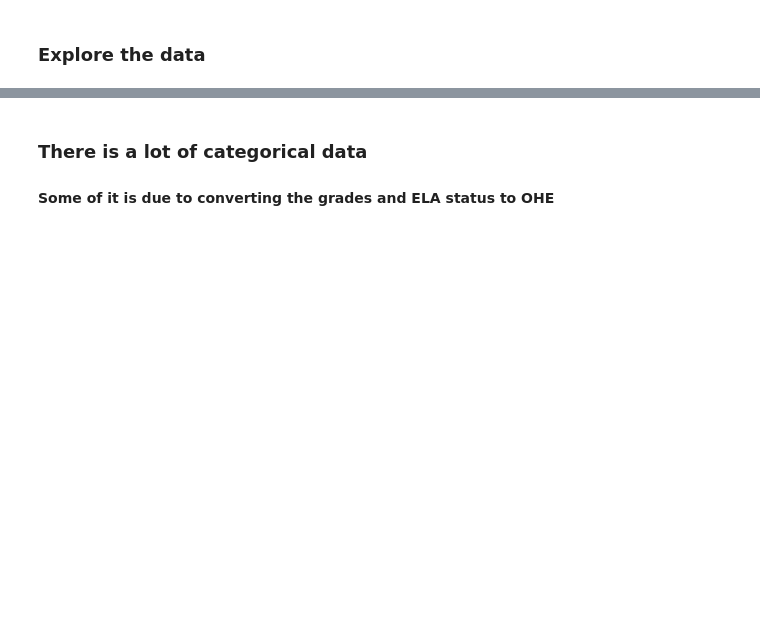
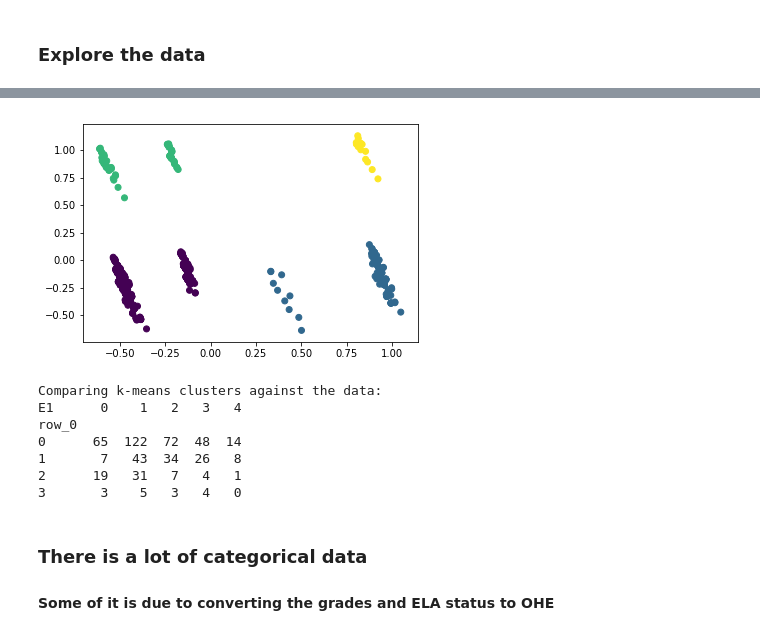
Before and after one commit to OckhamsRazor15/New-Thinkful-DS-Projects, a Jupyter notebook: Final Project/Final Project.ipynb, the cells around one changed output, grey strips where cells are left out. Cells and saved outputs as stored; diff of their text form; code cells hidden in the pictures; blank space fills up the shorter version.

```diff
--- a/Final Project/Final Project.ipynb
+++ b/Final Project/Final Project.ipynb
@@ -78,6 +80,6 @@ elaDummies = func(data["ca_elastatus"])
 data["elastatus"] = elaDummies
 # %%
 #OHE for race
-race = pd.get_dummies(data["Race"])
-data = data.append(race)
-data = data.fillna(0)
+#race = pd.get_dummies(data["Race"], )
+#data = data.append(race)
+#data = data.fillna(0)
@@ -92,22 +150,24 @@ X = mainSet.drop("elastatus", axis=1)
 # %%
 #clean up the spaces in some areas
-X["E1"] = np.where(X["E1"] == ' ', 0, X["E1"]).astype("int")
+#X["E1"] = np.where(X["E1"] == ' ', 0, X["E1"]).astype("int")
 
 X["E2"] = np.where(X["E2"] == ' ', 0, X["E2"]).astype("int")
 
 X["E3"] = np.where(X["E3"] == ' ', 0, X["E3"]).astype("int")
 
-X["M1"] = np.where(X["M1"] == ' ', 0, X["M1"]).astype("int")
+#X["M1"] = np.where(X["M1"] == ' ', 0, X["M1"]).astype("int")
 
-X["M2"] = np.where(X["M2"] == ' ', 0, X["M2"]).astype("int")
+#X["M2"] = np.where(X["M2"] == ' ', 0, X["M2"]).astype("int")
 
-X["M3"] = np.where(X["M3"] == ' ', 0, X["M3"]).astype("int")
+#X["M3"] = np.where(X["M3"] == ' ', 0, X["M3"]).astype("int")
 # %%
 #split the data for analysis
 from sklearn.model_selection import train_test_split
 
 
-X_train, X_test, y_train, y_test = train_test_split(X, y, test_size=0.33)
+X_train, X_test, y_train, y_test = train_test_split(X, y, test_size=0.20)
+# %%
+pca = TruncatedSVD(2).fit_transform(X_train, y_train)
 # %% [markdown]
 ### Explore the data
 # %%
@@ -119,3 +300,23 @@ sns.pairplot(X, diag_kind="kde")
+# %%
+#I like the 3 clusters
+y_pred = KMeans(n_clusters=4).fit_predict(pca)
+
+# Plot the solution.
+plt.scatter(pca[:, 0], pca[:, 1], c=y_pred)
+plt.show()
+
+# Check the solution against the data.
+print('Comparing k-means clusters against the data:')
+print(pd.crosstab(y_pred, y_train))
+# %% [output]
+[figure, added]
+Comparing k-means clusters against the data:
+E1      0    1   2   3   4
+row_0
+0      65  122  72  48  14
+1       7   43  34  26   8
+2      19   31   7   4   1
+3       3    5   3   4   0
 # %% [markdown]
 ### There is a lot of categorical data
 #### Some of it is due to converting the grades and ELA status to OHE
```
Also changed, not shown: parts of 21 cells of this notebook.
